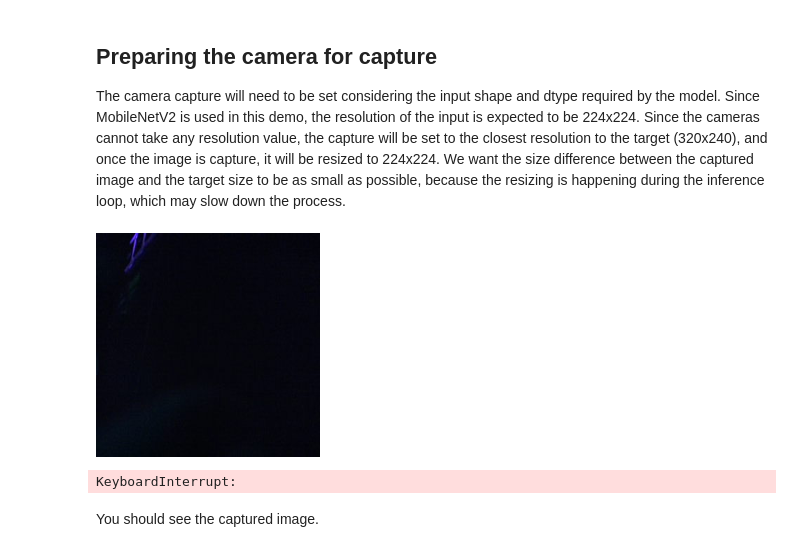
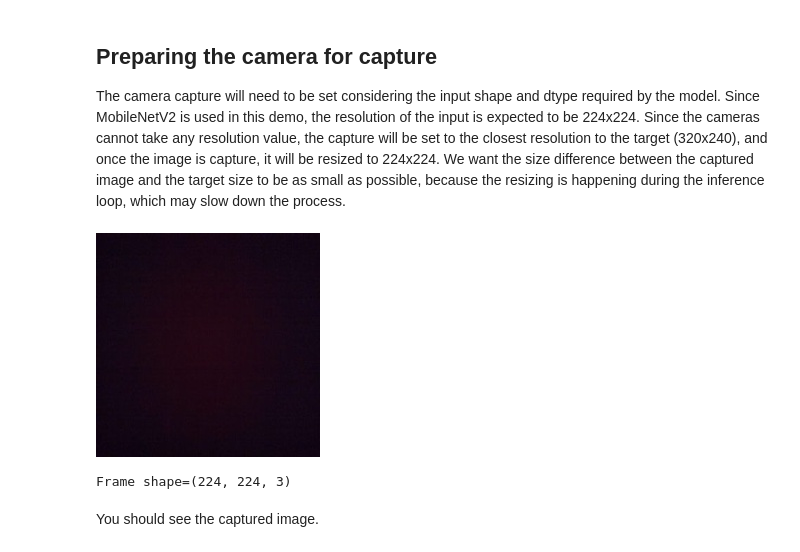
Before and after one commit to Lara-Matt/week5Robotics, a Jupyter notebook: Assignment4_Deploying_RPi.ipynb, the cells around one changed output. Saved outputs shown, nothing was run; the diff lists cells and outputs as text; code cells hidden in the pictures.

```diff
--- a/Assignment4_Deploying_RPi.ipynb
+++ b/Assignment4_Deploying_RPi.ipynb
@@ -84,49 +80,54 @@ The camera capture will need to be set considering the input shape and dtype req
 import cv2
 import torch
 from torchvision import models,transforms
 import time
 import urllib.request
 from torchprofile import profile_macs
-import numpy as np
-
-from IPython.display import display, clear_output
-from PIL import Image
-
-def show(img):
-    # Show a frame inside the notebook (cv2.imshow crashes the kernel without a screen)
-    clear_output(wait=True)
-    display(Image.fromarray(cv2.cvtColor(img, cv2.COLOR_BGR2RGB)))
-
 
 cap=cv2.VideoCapture(0,cv2.CAP_V4L2)
 cap.set(cv2.CAP_PROP_FOURCC,cv2.VideoWriter_fourcc('M','J','P','G'))
 
 #set resolution
 cap.set(cv2.CAP_PROP_FRAME_WIDTH,320)
 cap.set(cv2.CAP_PROP_FRAME_HEIGHT,240)
 cap.set(cv2.CAP_PROP_FPS,20)
 
 actual_fps=cap.get(cv2.CAP_PROP_FPS)
 actual_fwidth=cap.get(cv2.CAP_PROP_FRAME_WIDTH)
 actual_fheight=cap.get(cv2.CAP_PROP_FRAME_HEIGHT)
 print(f"Actual values: {actual_fps}x{actual_fwidth}x{actual_fheight}")
 
 
+from IPython.display import display, Image, clear_output
+
+# cv2.imshow needs a screen (crashes the kernel over SSH), so show frames inline.
+# Showing every frame is slow, so only show every Nth one.
+DISPLAY_EVERY = 5
+def show_frame(img):
+    _, jpg = cv2.imencode('.jpg', img)
+    clear_output(wait=True)
+    display(Image(data=jpg.tobytes()))
+
+# Press the notebook's Stop button to exit the loop
+n = 0
 try:
     while True:
         ret,frame=cap.read()
         if not ret:
-            print("Failed to grad frame")
+            print("Failed to grab frame")
             break
         resized_frame=cv2.resize(frame,(224,224),interpolation=cv2.INTER_LINEAR)
-        print(f"Frame shape={resized_frame.shape}")
-
-        show(resized_frame)
+        n += 1
+        if n % DISPLAY_EVERY == 0:
+            show_frame(resized_frame)
+            print(f"Frame shape={resized_frame.shape}")
+except KeyboardInterrupt:
+    pass
 finally:
     cap.release()
 # %% [output]
-[figure, old version]
+[figure, new version]
-KeyboardInterrupt:
+Frame shape=(224, 224, 3)
 # %% [markdown]
 You should see the captured image.
 # %% [markdown]
```
Also changed, not shown: parts of 7 cells of this notebook, 1 other file.
